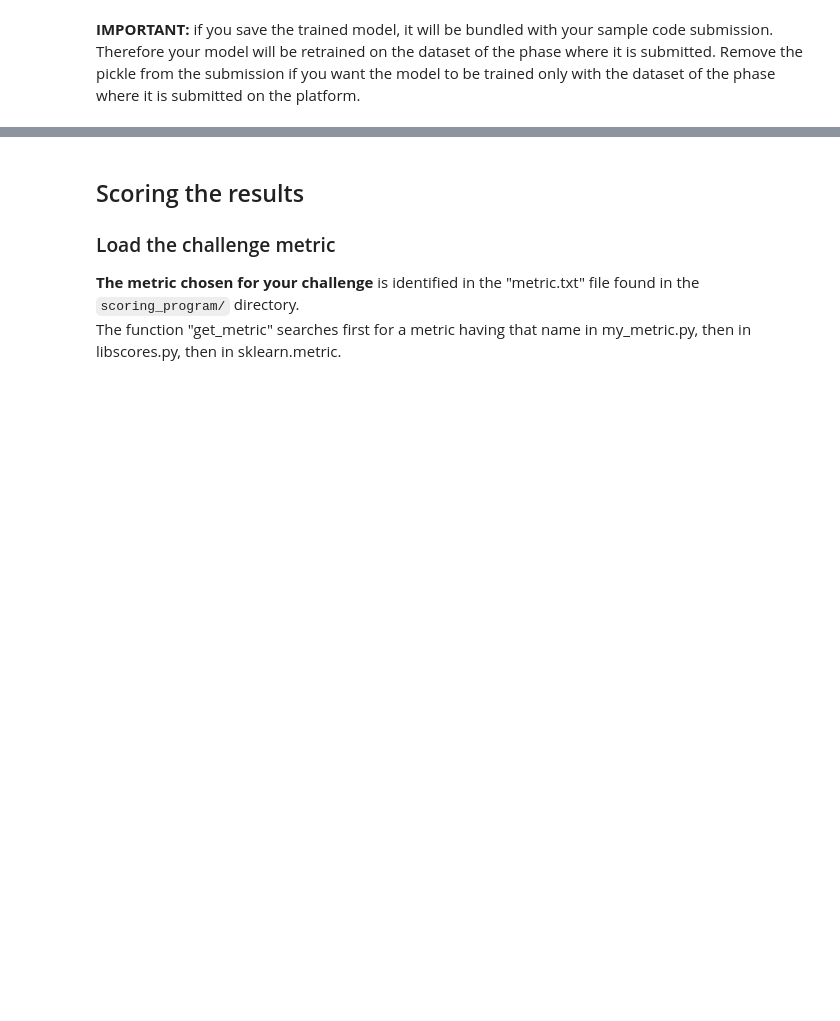
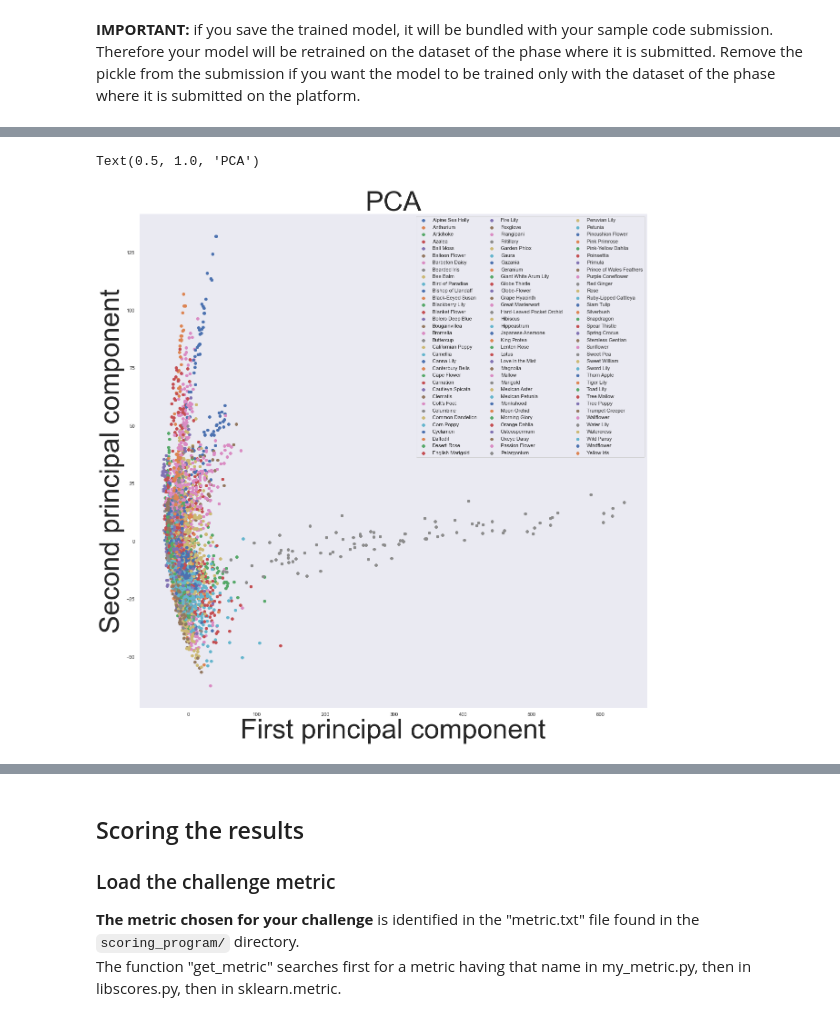
Before and after one commit to ElsaLopez133/PACHAMAMA, a Jupyter notebook: starting_kit/README.ipynb, the cells around one changed output, grey strips where cells are left out. Drawn from its saved outputs; the diff is of its cells as text; code cells hidden in the pictures; blank space fills up the shorter version.

```diff
--- a/starting_kit/README.ipynb
+++ b/starting_kit/README.ipynb
@@ -331,0 +314,3 @@ write(result_name + '_test.predict', Y_hat_test)
+# %%
+Y_TRAIN_HOT = pd.get_dummies(Y_TRAIN)
+Y_TRAIN_HOT.shape, X_TRAIN.shape
@@ -331,0 +443,11 @@ write(result_name + '_test.predict', Y_hat_test)
+# %%
+pca = PCA(n_components=16)
+pca_result_layer = pca.fit_transform(intermediate_output)
+# %%
+visualize_scatter(pca_result_layer[:,[0,1]], label_ids)
+plt.xlabel('First principal component',  fontsize = 60)
+plt.ylabel('Second principal component',  fontsize = 60)
+plt.title('PCA',  fontsize = 60)
+# %% [output]
+Text(0.5, 1.0, 'PCA')
+[figure, added]
```
Also changed, not shown: parts of 37 cells of this notebook.
